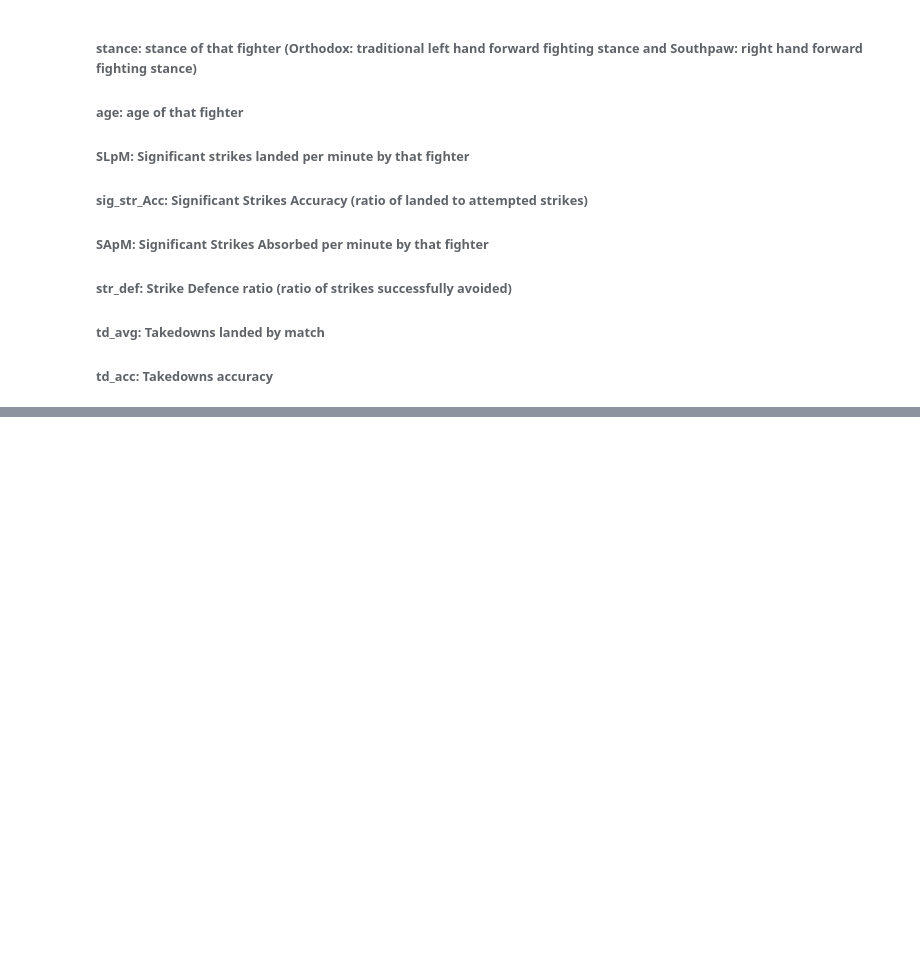
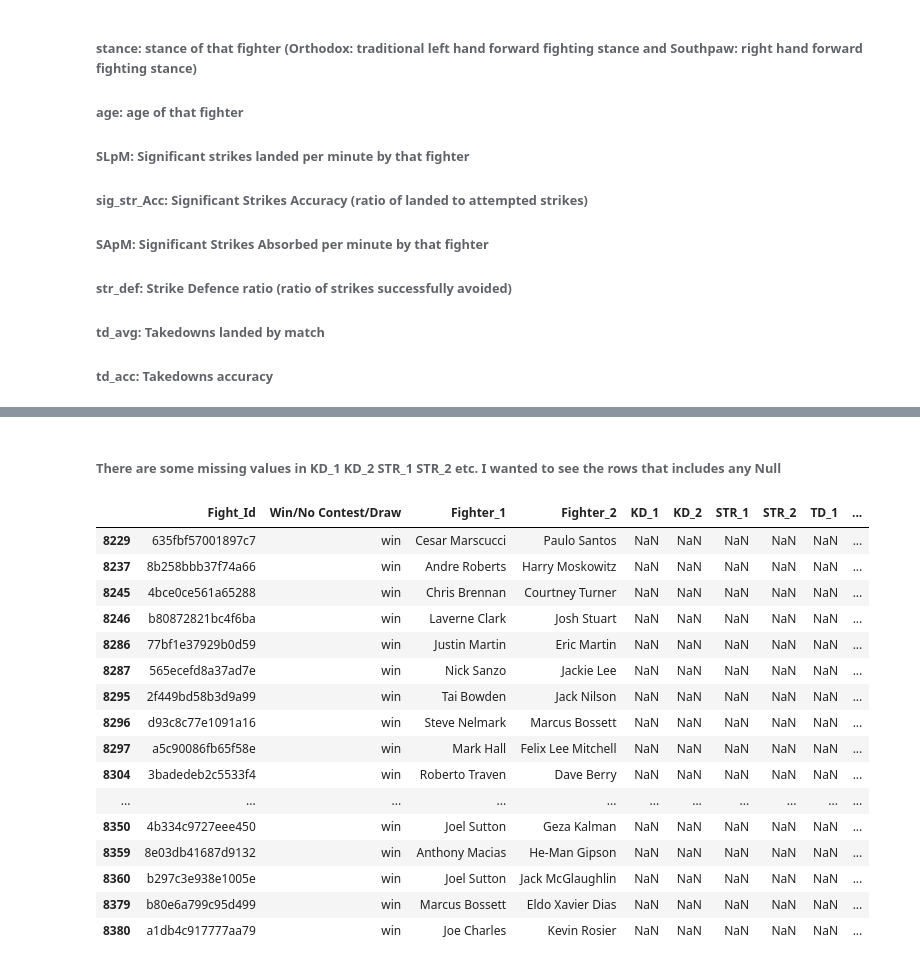
Before and after one commit to MertHasanAslan/UFC-fighter-analysis, a Jupyter notebook: src/main.ipynb, the cells around one changed output, grey strips where cells are left out. Saved outputs shown, nothing was run; the diff lists cells and outputs as text; code cells hidden in the pictures; blank space fills up the shorter version.

Commit message:
Analyzing null values and filling/dropping null values

```diff
--- a/src/main.ipynb
+++ b/src/main.ipynb
@@ -230,0 +313,22 @@ fighters_df.head(5)
+# %% [markdown]
+###### There are some missing values in KD_1 KD_2 STR_1 STR_2 etc. I wanted to see the rows that includes any Null
+# %%
+fights_df[fights_df.isnull().any(axis=1)]
+# %% [output]
+|  | Fight_Id | Win/No Contest/Draw | Fighter_1 | Fighter_2 | KD_1 | KD_2 | STR_1 | STR_2 | TD_1 | ... |
+| 8229 | 635fbf57001897c7 | win | Cesar Marscucci | Paulo Santos | NaN | NaN | NaN | NaN | NaN | ... |
+| 8237 | 8b258bbb37f74a66 | win | Andre Roberts | Harry Moskowitz | NaN | NaN | NaN | NaN | NaN | ... |
+| 8245 | 4bce0ce561a65288 | win | Chris Brennan | Courtney Turner | NaN | NaN | NaN | NaN | NaN | ... |
+| 8246 | b80872821bc4f6ba | win | Laverne Clark | Josh Stuart | NaN | NaN | NaN | NaN | NaN | ... |
+| 8286 | 77bf1e37929b0d59 | win | Justin Martin | Eric Martin | NaN | NaN | NaN | NaN | NaN | ... |
+| 8287 | 565ecefd8a37ad7e | win | Nick Sanzo | Jackie Lee | NaN | NaN | NaN | NaN | NaN | ... |
+| 8295 | 2f449bd58b3d9a99 | win | Tai Bowden | Jack Nilson | NaN | NaN | NaN | NaN | NaN | ... |
+| 8296 | d93c8c77e1091a16 | win | Steve Nelmark | Marcus Bossett | NaN | NaN | NaN | NaN | NaN | ... |
+| 8297 | a5c90086fb65f58e | win | Mark Hall | Felix Lee Mitchell | NaN | NaN | NaN | NaN | NaN | ... |
+| 8304 | 3badedeb2c5533f4 | win | Roberto Traven | Dave Berry | NaN | NaN | NaN | NaN | NaN | ... |
+| ... | ... | ... | ... | ... | ... | ... | ... | ... | ... | ... |
+| 8350 | 4b334c9727eee450 | win | Joel Sutton | Geza Kalman | NaN | NaN | NaN | NaN | NaN | ... |
+| 8359 | 8e03db41687d9132 | win | Anthony Macias | He-Man Gipson | NaN | NaN | NaN | NaN | NaN | ... |
+| 8360 | b297c3e938e1005e | win | Joel Sutton | Jack McGlaughlin | NaN | NaN | NaN | NaN | NaN | ... |
+| 8379 | b80e6a799c95d499 | win | Marcus Bossett | Eldo Xavier Dias | NaN | NaN | NaN | NaN | NaN | ... |
+| 8380 | a1db4c917777aa79 | win | Joe Charles | Kevin Rosier | NaN | NaN | NaN | NaN | NaN | ... |
```
Also changed, not shown: parts of 19 cells of this notebook.
